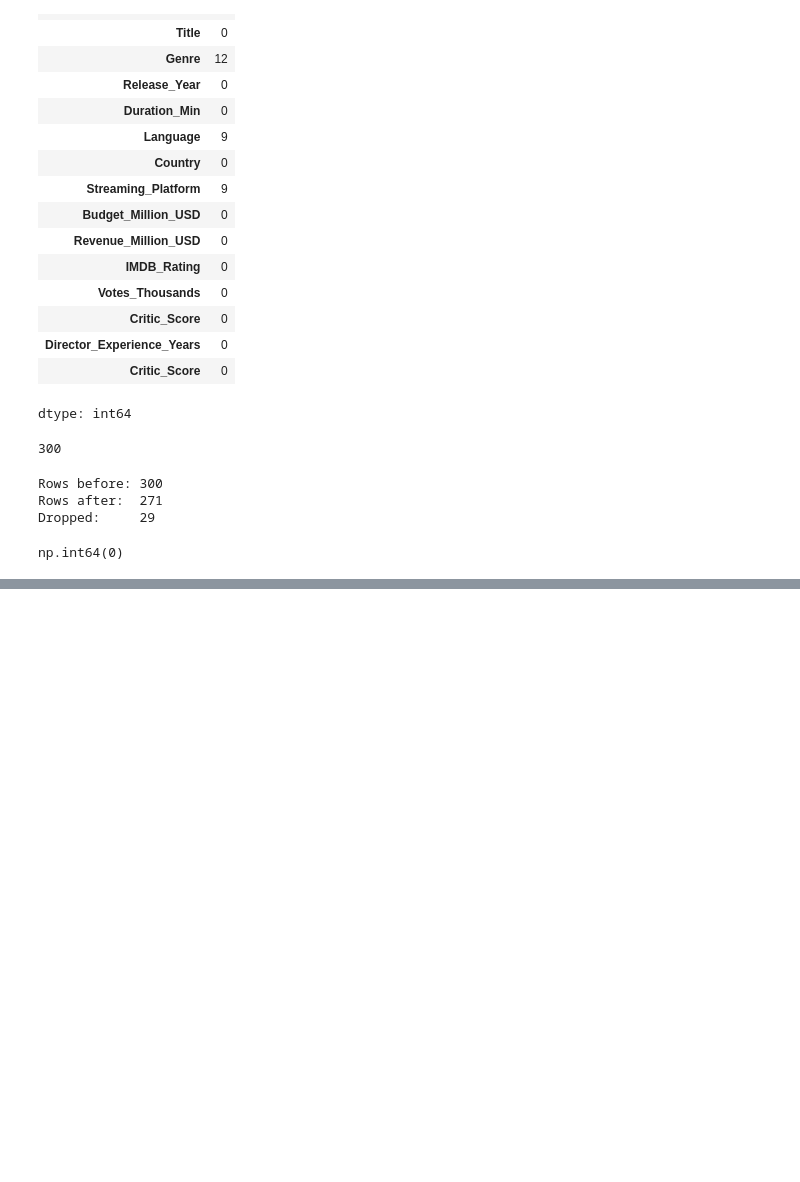
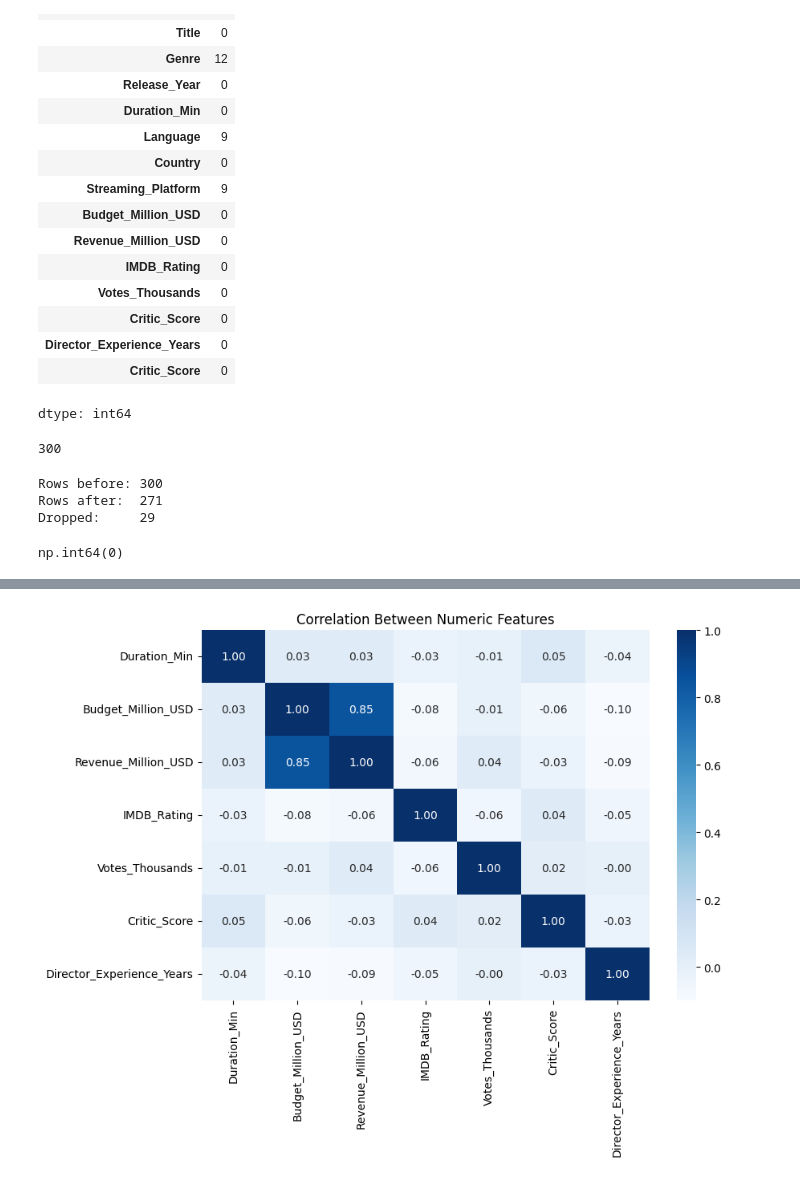
Before and after one commit to mail2chandanadasari-code/mail2chandanadasari-CSPT, a Jupyter notebook: day-3.ipynb, the cells around one changed output, grey strips where cells are left out. Saved outputs shown, nothing was run; the diff lists cells and outputs as text; code cells hidden in the pictures; blank space fills up the shorter version.

```diff
--- a/day-3.ipynb
+++ b/day-3.ipynb
@@ -279,0 +304,7 @@ from sklearn.preprocessing import MinMaxScaler
+# %%
+plt.figure(figsize=(9, 6))
+sns.heatmap(df[numeric_cols].corr(), annot=True, cmap='Blues', fmt='.2f')
+plt.title('Correlation Between Numeric Features')
+plt.show()
+# %% [output]
+[figure, added]
```
Also changed, not shown: parts of 6 cells of this notebook.
